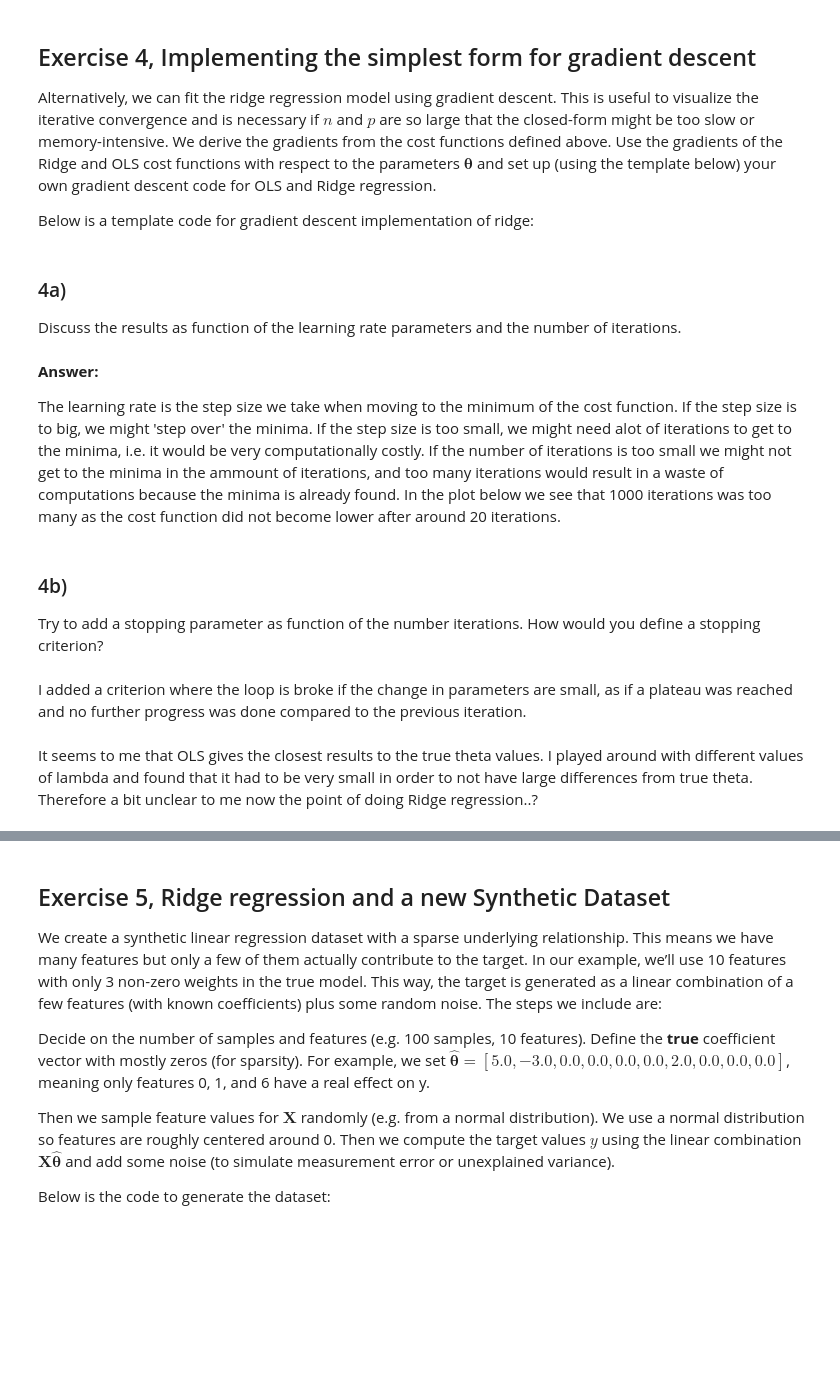
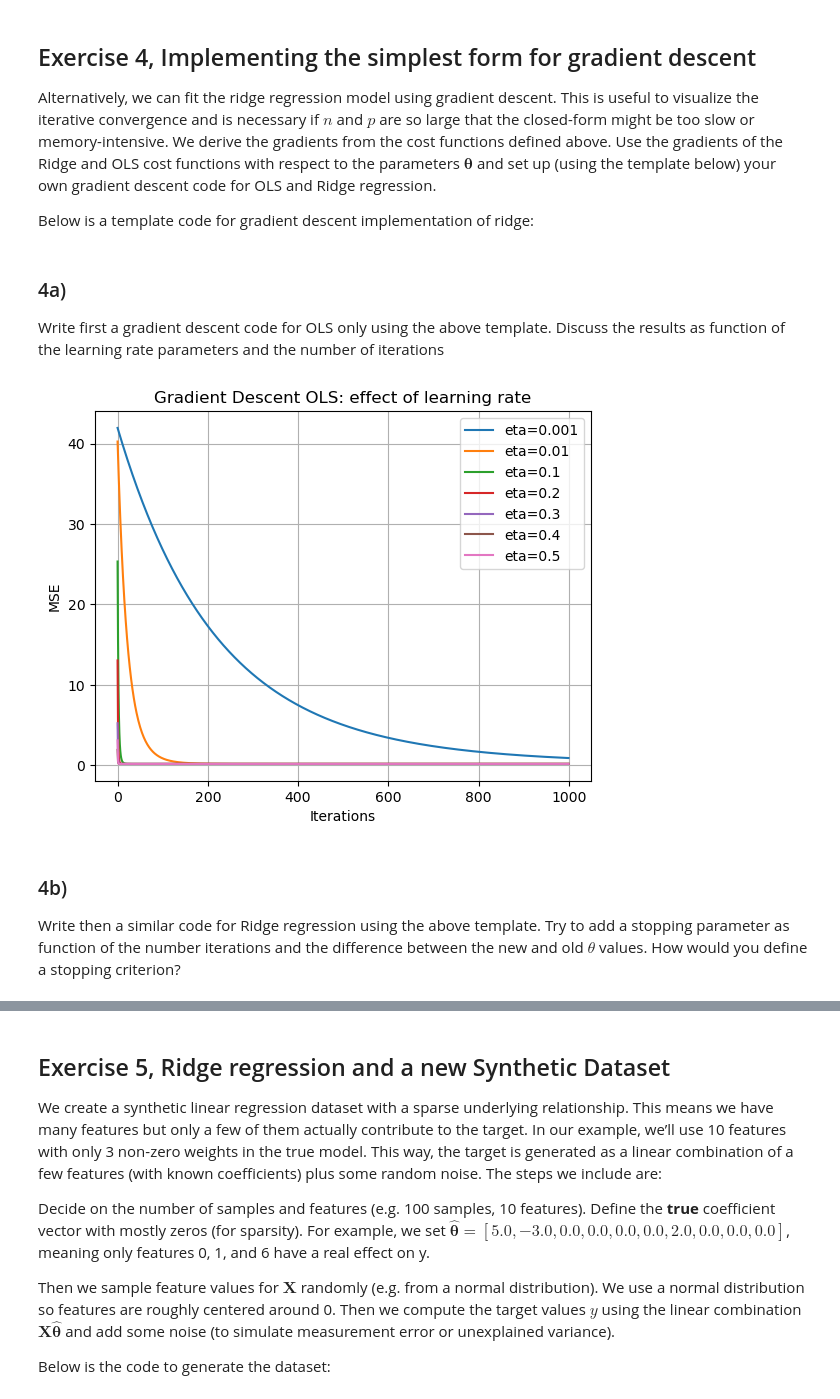
Before and after one commit to kjes4pres/FYS-STK4155, a Jupyter notebook: exercises/week37.ipynb, the cells around one changed output, grey strips where cells are left out. Saved outputs shown, nothing was run; the diff lists cells and outputs as text; code cells hidden in the pictures; blank space fills up the shorter version.

```diff
--- a/exercises/week37.ipynb
+++ b/exercises/week37.ipynb
@@ -244,8 +217,23 @@ print('True theta values:', theta_true)
+# %%
+etas = [0.001, 0.01, 0.1, 0.2, 0.3, 0.4, 0.5]   # different learning rates
+num_iters = 1000
+
+theta_history = {}
+
+for eta in etas:
+    theta_gd_OLS = np.zeros(n_features)
+    mse_history = []
+
+    for t in range(num_iters):
+        grad_OLS = (2/n) * X_norm.T @ (X_norm @ theta_gd_OLS - y_centered)
+        theta_gd_OLS -= eta * grad_OLS
+
+        mse = np.mean((y_centered - (X_norm @ theta_gd_OLS))**2)
+        mse_history.append(mse)
+
+    theta_history[eta] = mse_history
 # %% [markdown]
 ### 4a)
 
-Discuss the results as function of the learning rate parameters and the number of iterations.
+Write first a gradient descent code for OLS only using the above template.
+Discuss the results as function of the learning rate parameters and the number of iterations
-# %% [markdown]
-__Answer:__
-
-The learning rate is the step size we take when moving to the minimum of the cost function. If the step size is to big, we might 'step over' the minima. If the step size is too small, we might need alot of iterations to get to the minima, i.e. it would be very computationally costly. If the number of iterations is too small we might not get to the minima in the ammount of iterations, and too many iterations would result in a waste of computations because the minima is already found. In the plot below we see that 1000 iterations was too many as the cost function did not become lower after around 20 iterations.
@@ -265,4 +240,16 @@ ax[1].legend()
+# %%
+for eta, mse in theta_history.items():
+    plt.plot(mse, label=f"eta={eta}")
+
+plt.xlabel('Iterations')
+plt.ylabel('MSE')
+plt.title('Gradient Descent OLS: effect of learning rate')
+plt.legend()
+plt.grid()
+# %% [output]
+[figure, added]
 # %% [markdown]
 ### 4b)
 
-Try to add a stopping parameter as function of the number iterations. How would you define a stopping criterion?
+Write then a similar code for Ridge regression using the above template.
+Try to add a stopping parameter as function of the number iterations and the difference between the new and old $\theta$ values. How would you define a stopping criterion?
@@ -321,2 +255,0 @@ for t in range(num_iters):
-# %% [markdown]
-I added a criterion where the loop is broke if the change in parameters are small, as if a plateau was reached and no further progress was done compared to the previous iteration.
@@ -350,2 +255,0 @@ plt.title('Theta difference')
-# %% [markdown]
-It seems to me that OLS gives the closest results to the true theta values. I played around with different values of lambda and found that it had to be very small in order to not have large differences from true theta. Therefore a bit unclear to me now the point of doing Ridge regression..?
```
Also changed, not shown: parts of 38 cells of this notebook.
